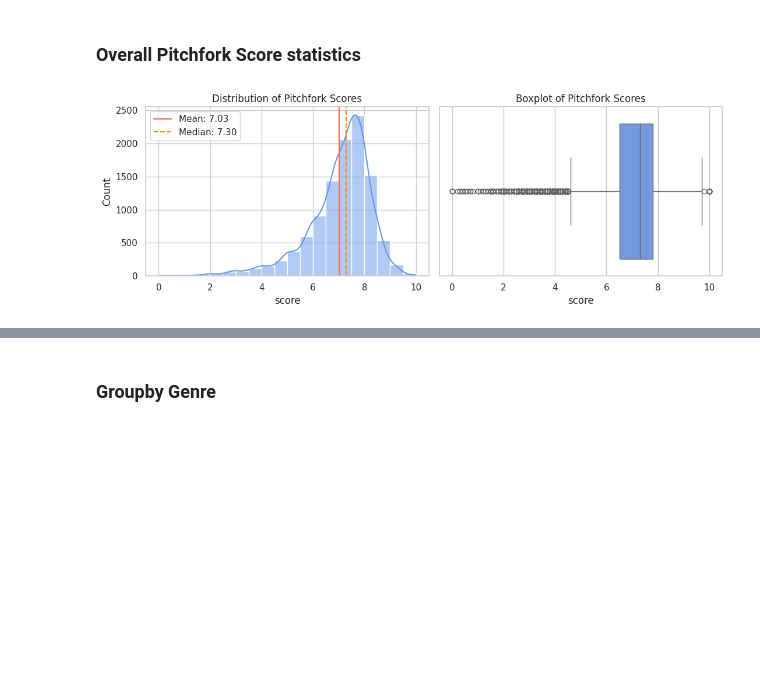
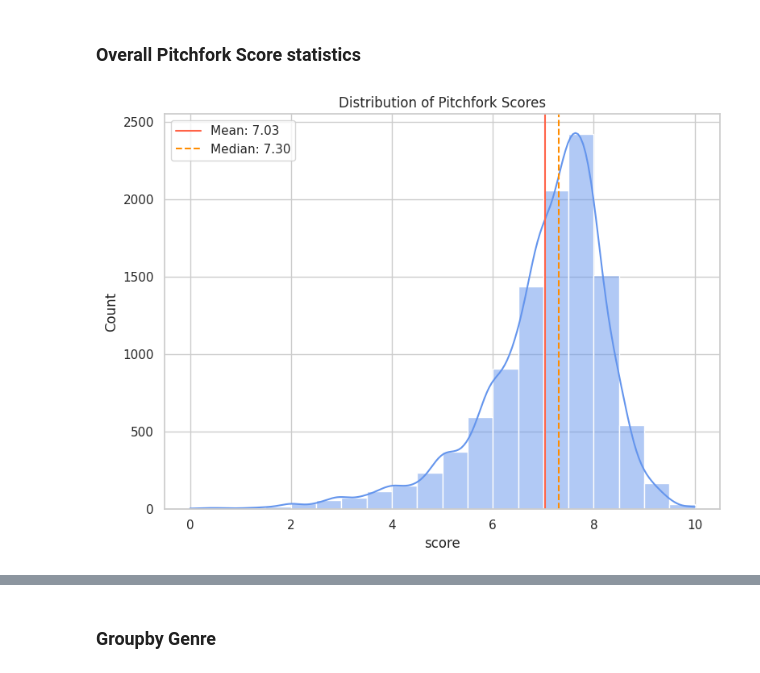
Before and after one commit to jong-nam-ahn/COS424_FinalProject, a Jupyter notebook: Initial EDA/Pitchfork_Discogs_EDA.ipynb, the cells around one changed output, grey strips where cells are left out. Drawn from its saved outputs; the diff is of its cells as text; code cells hidden in the pictures; blank space fills up the shorter version.

```diff
--- a/Initial EDA/Pitchfork_Discogs_EDA.ipynb
+++ b/Initial EDA/Pitchfork_Discogs_EDA.ipynb
@@ -17,6 +17,8 @@ pd.set_option("display.max_columns", 20)
 pd.set_option("display.width", 120)
 # %% [markdown]
 # Overall Dataset
+# %%
+review_df['reviewdate'] = pd.to_datetime(review_df['reviewdate'])
 # %%
 review_df.info()
 # %% [output]
@@ -72,28 +74,24 @@ review_df[cols].describe().round(3)
 # %%
 score = review_df['score']
 
-fig, axes = plt.subplots(1, 2, figsize=(11, 4))
+plt.figure(figsize=(8, 6))
 
-sns.histplot(score, bins=20, kde=True, ax=axes[0], color = 'cornflowerblue')
-axes[0].axvline(score.mean(),
+sns.histplot(score, bins=20, kde=True, color = 'cornflowerblue')
+plt.axvline(score.mean(),
                 color = 'tomato',
                 linestyle = '-',
-                label = f'Mean: {score.mean():.2f}'
-                )
-axes[0].axvline(score.median(),
+                label = f'Mean: {score.mean():.2f}')
+plt.axvline(score.median(),
                 color = 'darkorange',
                 linestyle = '--',
                 label = f'Median: {score.median():.2f}')
-axes[0].set_title('Distribution of Pitchfork Scores')
-axes[0].legend()
-
-sns.boxplot(x = score, ax=axes[1], color = 'cornflowerblue')
-axes[1].set_title('Boxplot of Pitchfork Scores')
+plt.title('Distribution of Pitchfork Scores')
+plt.legend()
 
 plt.tight_layout()
 plt.show()
 # %% [output]
-[figure, old version]
+[figure, new version]
 # %%
 cols = [
     'score',
```
Also changed, not shown: parts of 48 cells of this notebook.
